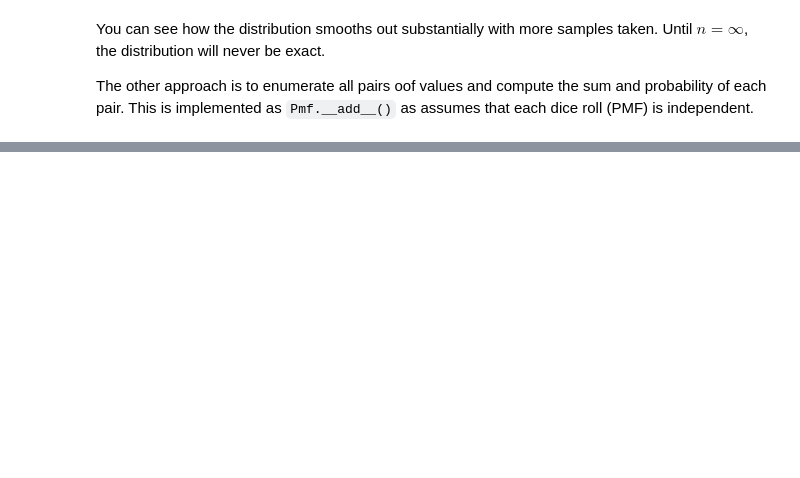
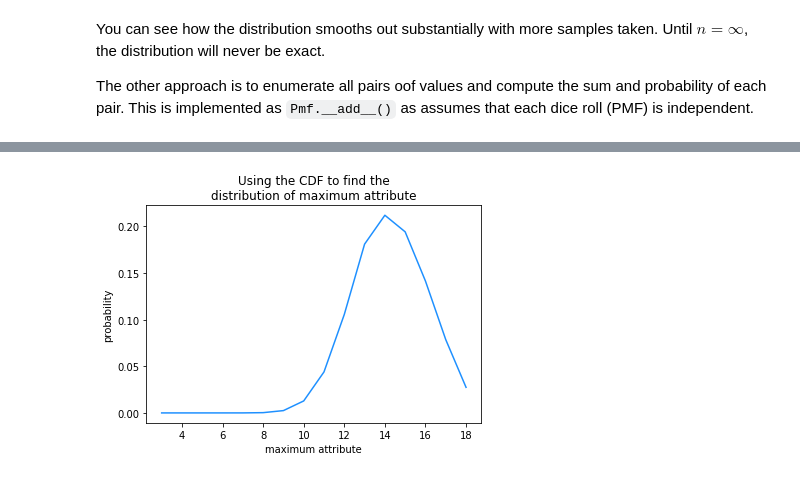
Before and after one commit to jhrcook/ThinkBayes, a Jupyter notebook: chapter5_oddsandends.ipynb, the cells around one changed output, grey strips where cells are left out. Saved outputs shown, nothing was run; the diff lists cells and outputs as text; code cells hidden in the pictures; blank space fills up the shorter version.

Commit message:
find dist of maximum values

```diff
--- a/chapter5_oddsandends.ipynb
+++ b/chapter5_oddsandends.ipynb
@@ -219,0 +257,11 @@ Though the differences are small, they do exist. And If I was to run the sample
+# %%
+best_attr_cdf = three_exact.Max(6)
+best_attr_pmf = best_attr_cdf.MakePmf()
+# %%
+plt.plot(best_attr_pmf.Keys(), best_attr_pmf.Values(), color = "dodgerblue")
+plt.ylabel('probability')
+plt.xlabel('maximum attribute')
+plt.title('Using the CDF to find the\ndistribution of maximum attribute')
+plt.show()
+# %% [output]
+[figure, added]
```
Also changed, not shown: parts of 10 cells of this notebook.
